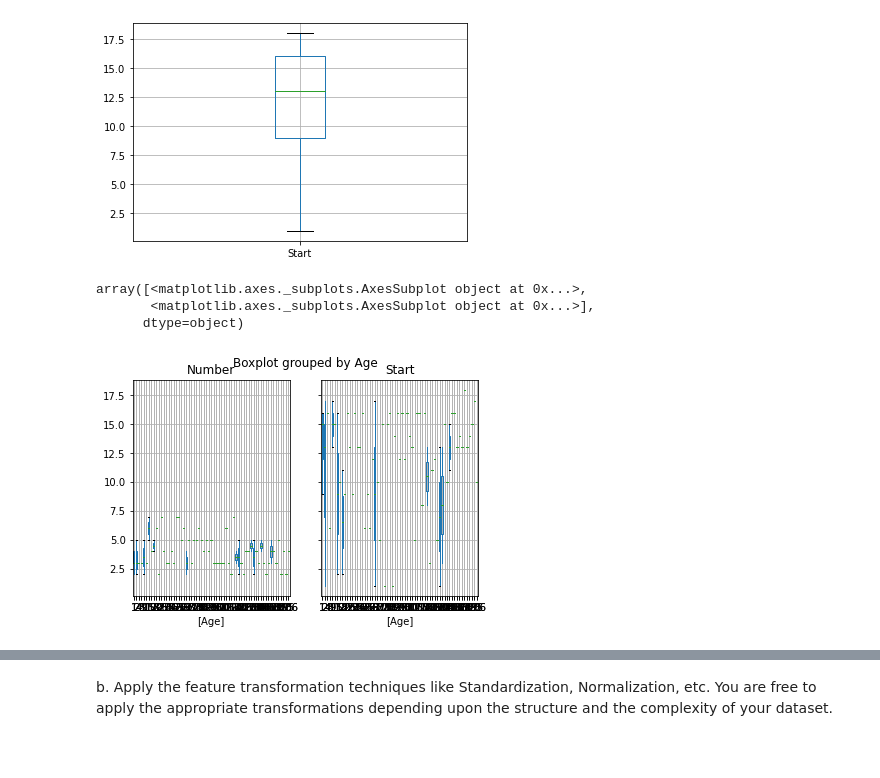
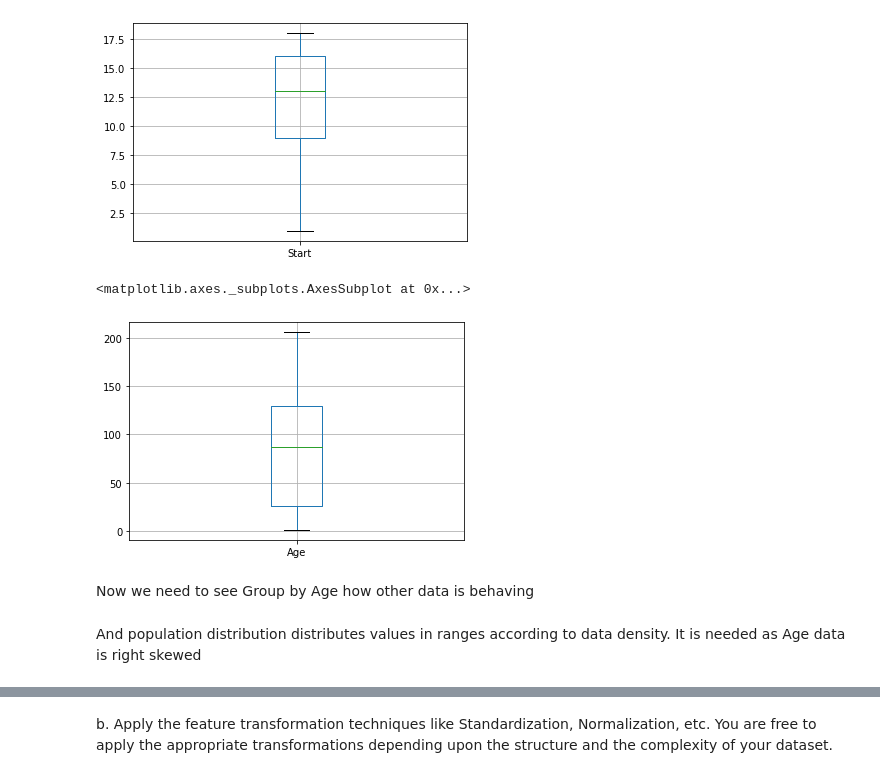
Before and after one commit to arindamdeyofficial/vertebraeSurgeryRiskFactor, a Jupyter notebook: Group307_kyphosis.ipynb, the cells around one changed output, grey strips where cells are left out. Cells and saved outputs as stored; diff of their text form; code cells hidden in the pictures; blank space fills up the shorter version.

```diff
--- a/Group307_kyphosis.ipynb
+++ b/Group307_kyphosis.ipynb
@@ -318,9 +320,11 @@ df.boxplot(column=['Start'])
 <matplotlib.axes._subplots.AxesSubplot at 0x...>
 [figure]
 # %%
-df.boxplot(by="Age")
+df.boxplot(column=['Age'])
 # %% [output]
-array([<matplotlib.axes._subplots.AxesSubplot object at 0x...>,
-       <matplotlib.axes._subplots.AxesSubplot object at 0x...>],
-      dtype=object)
+<matplotlib.axes._subplots.AxesSubplot at 0x...>
-[figure, old version]
+[figure, new version]
+# %% [markdown]
+Now we need to see Group by Age how other data is behaving
+# %% [markdown]
+And population distribution distributes values in ranges according to data density. It is needed as Age data is right skewed
```
Also changed, not shown: parts of 59 cells of this notebook.
